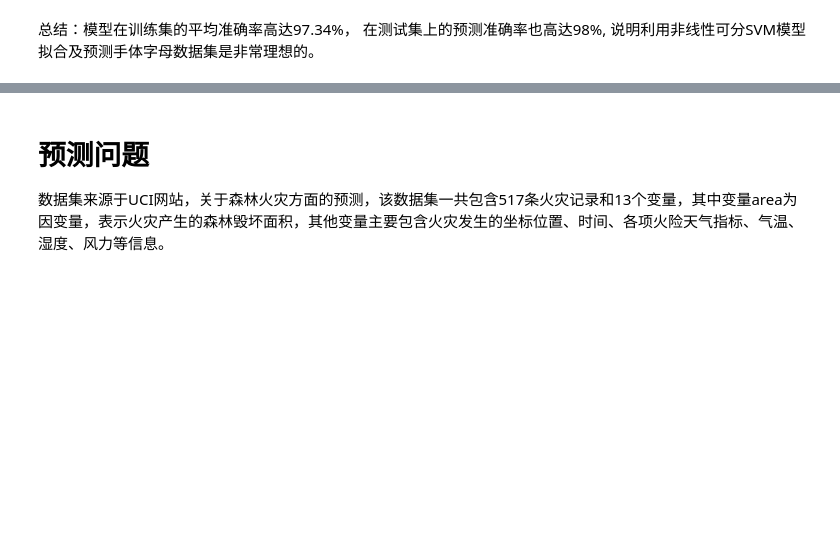
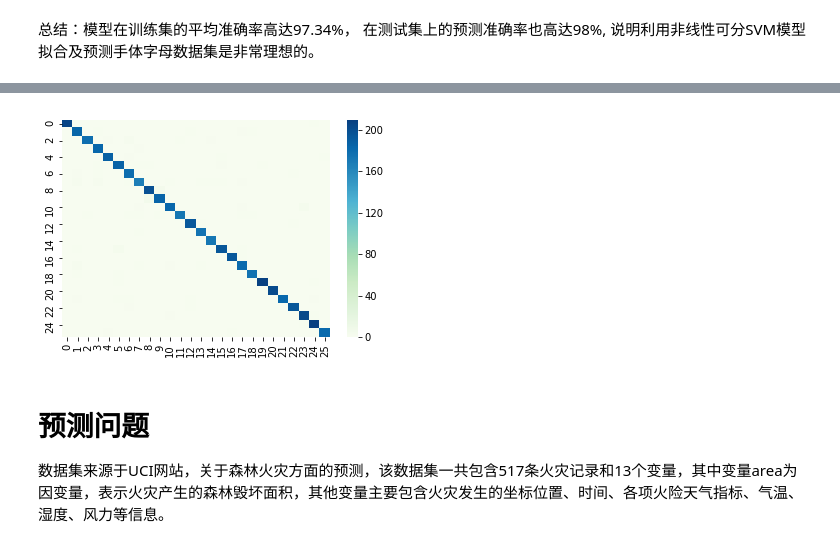
Before and after one commit to HeartSea15/DataMining, a Jupyter notebook: 数据分析与挖掘/第13章 SVM模型/第十三章 SVM模型.ipynb, the cells around one changed output, grey strips where cells are left out. Saved outputs shown, nothing was run; the diff lists cells and outputs as text; code cells hidden in the pictures; blank space fills up the shorter version.

```diff
--- a/数据分析与挖掘/第13章 SVM模型/第十三章 SVM模型.ipynb
+++ b/数据分析与挖掘/第13章 SVM模型/第十三章 SVM模型.ipynb
@@ -100,0 +119,9 @@ metrics.accuracy_score(y_test,pred_svc)
+# %%
+# 导入第三方模块
+from sklearn import metrics
+
+# 混淆矩阵
+# 行，实际的运动状态
+# 列，模型预测的运动状态
+cm = metrics.confusion_matrix(y_test, pred_svc)
+cm
@@ -101,3 +146,14 @@ metrics.accuracy_score(y_test,pred_svc)
+# %%
+# 混淆矩阵的可视化
+# 导入第三方模块
+import seaborn as sns
+import matplotlib.pyplot as plt
+# 绘制热力图
+sns.heatmap(cm, annot = False, fmt = '.2e',cmap = 'GnBu')
+# 图形显示
+plt.show()
+# %% [output]
+[figure, added]
 # %% [markdown]
 # 预测问题
 数据集来源于UCI网站，关于森林火灾方面的预测，该数据集一共包含517条火灾记录和13个变量，其中变量area为因变量，表示火灾产生的森林毁坏面积，其他变量主要包含火灾发生的坐标位置、时间、各项火险天气指标、气温、湿度、风力等信息。
```
Also changed, not shown: parts of 5 cells of this notebook.
